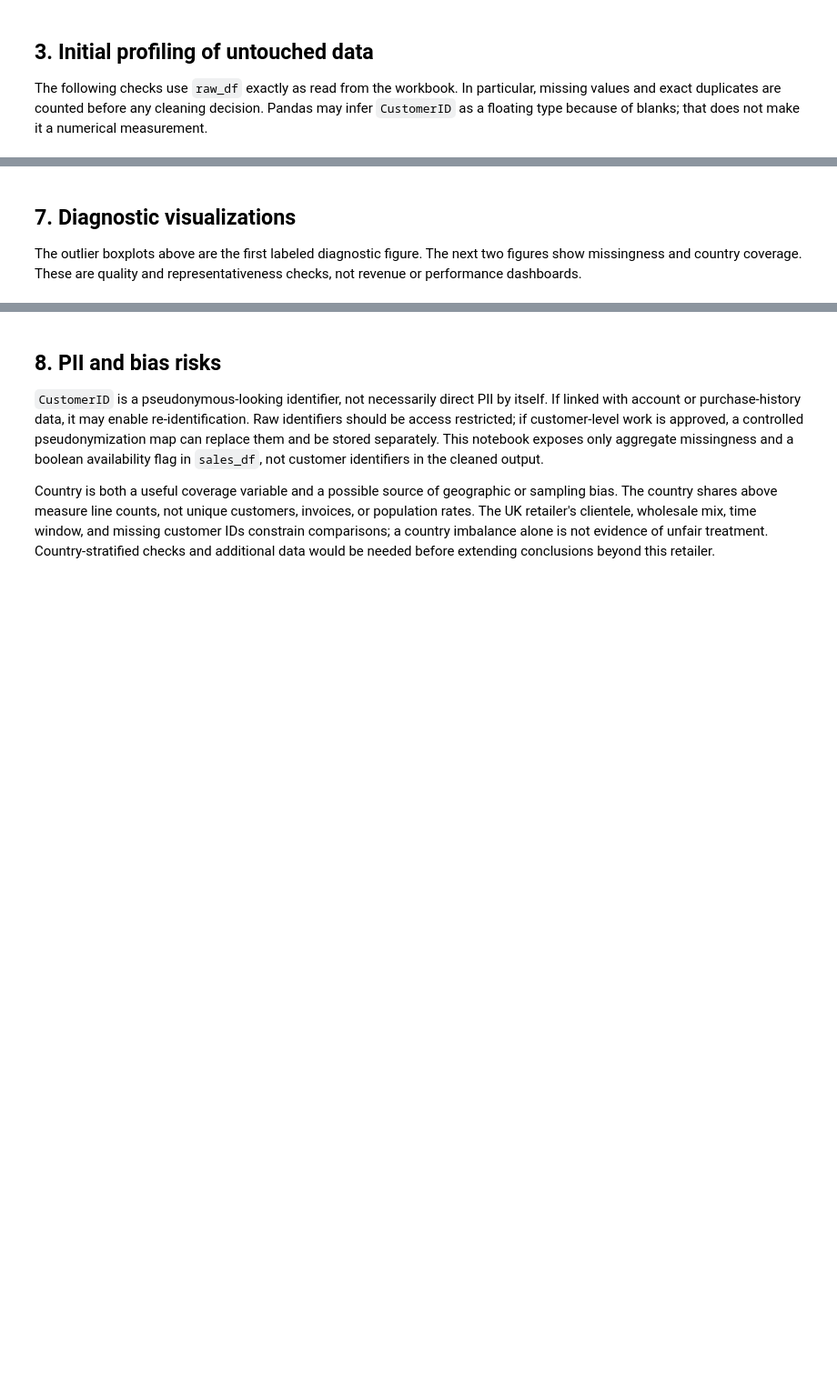
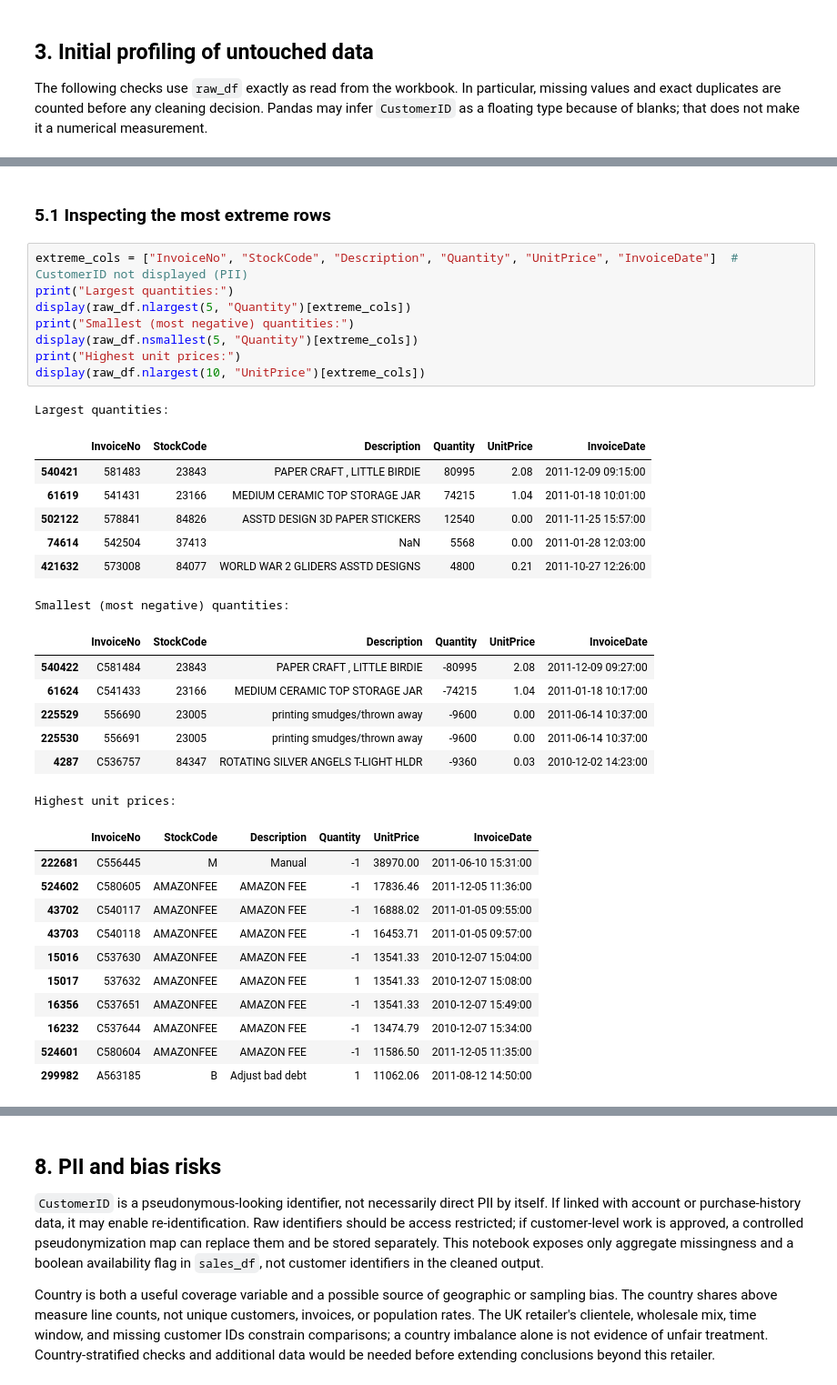
Before and after one commit to Vapour44/TTTK3213-Assignment-1, a Jupyter notebook: Assignment1_Data_Profiling.ipynb, the cells around one changed output, grey strips where cells are left out. Shown at 91% size. Saved outputs shown, nothing was run; the diff lists cells and outputs as text; blank space fills up the shorter version.

```diff
--- a/Assignment1_Data_Profiling.ipynb
+++ b/Assignment1_Data_Profiling.ipynb
@@ -258,4 +227,37 @@ display(Markdown(
-# %% [markdown]
-## 7. Diagnostic visualizations
-
-The outlier boxplots above are the first labeled diagnostic figure. The next two figures show missingness and country coverage. These are quality and representativeness checks, not revenue or performance dashboards.
+# %% [markdown]
+### 5.1 Inspecting the most extreme rows
+# %%
+extreme_cols = ["InvoiceNo", "StockCode", "Description", "Quantity", "UnitPrice", "InvoiceDate"]  # CustomerID not displayed (PII)
+print("Largest quantities:")
+display(raw_df.nlargest(5, "Quantity")[extreme_cols])
+print("Smallest (most negative) quantities:")
+display(raw_df.nsmallest(5, "Quantity")[extreme_cols])
+print("Highest unit prices:")
+display(raw_df.nlargest(10, "UnitPrice")[extreme_cols])
+# %% [output]
+Largest quantities:
+|  | InvoiceNo | StockCode | Description | Quantity | UnitPrice | InvoiceDate |
+| 540421 | 581483 | 23843 | PAPER CRAFT , LITTLE BIRDIE | 80995 | 2.08 | 2011-12-09 09:15:00 |
+| 61619 | 541431 | 23166 | MEDIUM CERAMIC TOP STORAGE JAR | 74215 | 1.04 | 2011-01-18 10:01:00 |
+| 502122 | 578841 | 84826 | ASSTD DESIGN 3D PAPER STICKERS | 12540 | 0.00 | 2011-11-25 15:57:00 |
+| 74614 | 542504 | 37413 | NaN | 5568 | 0.00 | 2011-01-28 12:03:00 |
+| 421632 | 573008 | 84077 | WORLD WAR 2 GLIDERS ASSTD DESIGNS | 4800 | 0.21 | 2011-10-27 12:26:00 |
+Smallest (most negative) quantities:
+|  | InvoiceNo | StockCode | Description | Quantity | UnitPrice | InvoiceDate |
+| 540422 | C581484 | 23843 | PAPER CRAFT , LITTLE BIRDIE | -80995 | 2.08 | 2011-12-09 09:27:00 |
+| 61624 | C541433 | 23166 | MEDIUM CERAMIC TOP STORAGE JAR | -74215 | 1.04 | 2011-01-18 10:17:00 |
+| 225529 | 556690 | 23005 | printing smudges/thrown away | -9600 | 0.00 | 2011-06-14 10:37:00 |
+| 225530 | 556691 | 23005 | printing smudges/thrown away | -9600 | 0.00 | 2011-06-14 10:37:00 |
+| 4287 | C536757 | 84347 | ROTATING SILVER ANGELS T-LIGHT HLDR | -9360 | 0.03 | 2010-12-02 14:23:00 |
+Highest unit prices:
+|  | InvoiceNo | StockCode | Description | Quantity | UnitPrice | InvoiceDate |
+| 222681 | C556445 | M | Manual | -1 | 38970.00 | 2011-06-10 15:31:00 |
+| 524602 | C580605 | AMAZONFEE | AMAZON FEE | -1 | 17836.46 | 2011-12-05 11:36:00 |
+| 43702 | C540117 | AMAZONFEE | AMAZON FEE | -1 | 16888.02 | 2011-01-05 09:55:00 |
+| 43703 | C540118 | AMAZONFEE | AMAZON FEE | -1 | 16453.71 | 2011-01-05 09:57:00 |
+| 15016 | C537630 | AMAZONFEE | AMAZON FEE | -1 | 13541.33 | 2010-12-07 15:04:00 |
+| 15017 | 537632 | AMAZONFEE | AMAZON FEE | 1 | 13541.33 | 2010-12-07 15:08:00 |
+| 16356 | C537651 | AMAZONFEE | AMAZON FEE | -1 | 13541.33 | 2010-12-07 15:49:00 |
+| 16232 | C537644 | AMAZONFEE | AMAZON FEE | -1 | 13474.79 | 2010-12-07 15:34:00 |
+| 524601 | C580604 | AMAZONFEE | AMAZON FEE | -1 | 11586.50 | 2011-12-05 11:35:00 |
+| 299982 | A563185 | B | Adjust bad debt | 1 | 11062.06 | 2011-08-12 14:50:00 |
```
Also changed, not shown: parts of 29 cells of this notebook, 2 other files.
